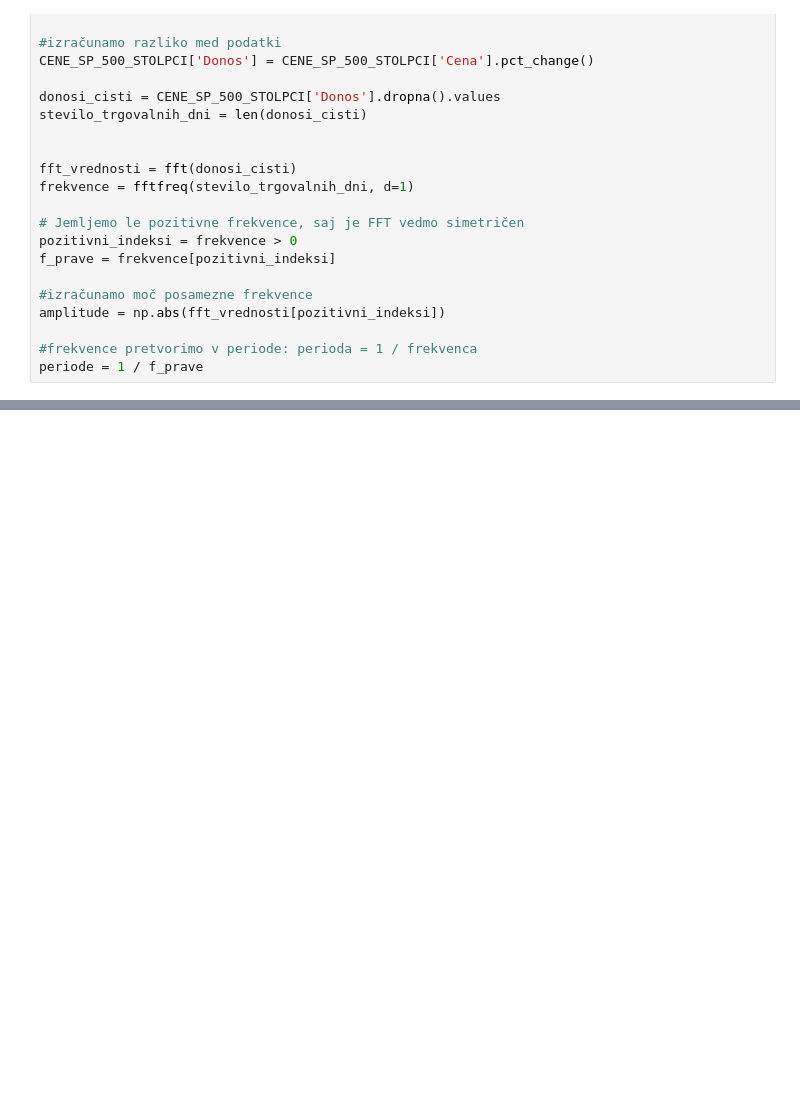
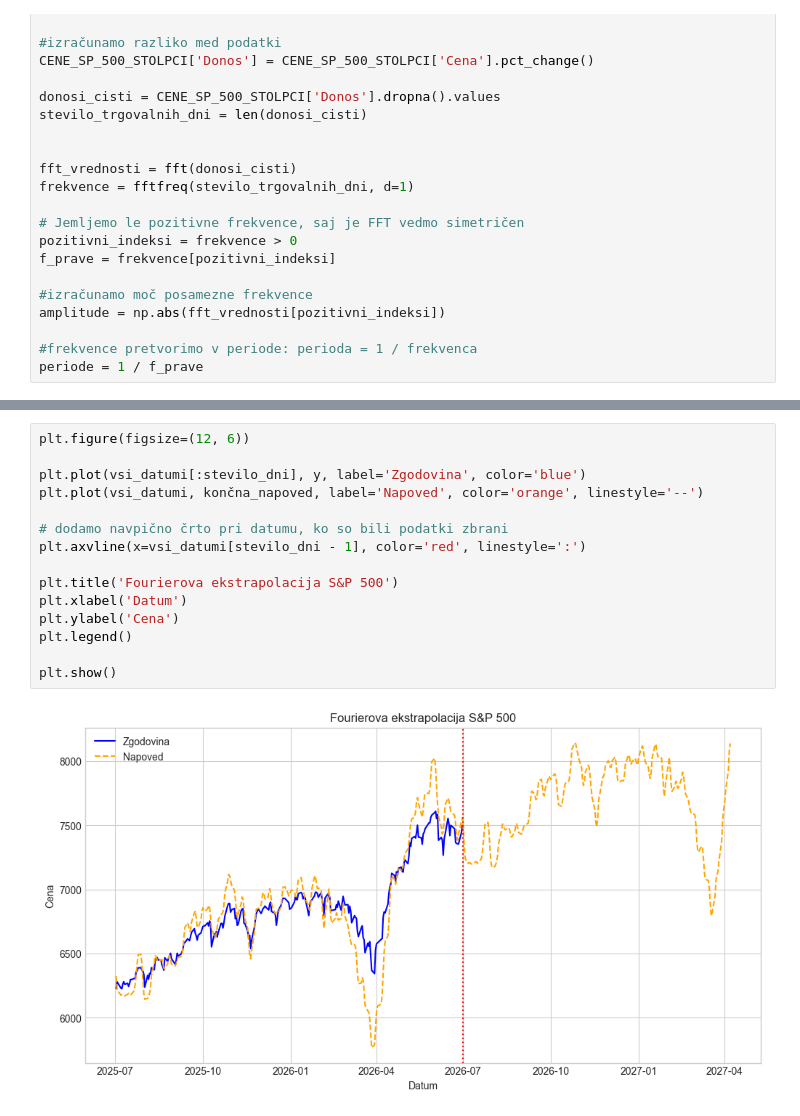
Before and after one commit to jureajdovec/Seminarska_naloga_UVP, a Jupyter notebook: analiza_delnic.ipynb, the cells around one changed output, grey strips where cells are left out. Drawn from its saved outputs; the diff is of its cells as text; blank space fills up the shorter version.

Commit message:
Končana funkcija Fourierovih transformacij, izvedena Fourierova ekstrapolacija in primerjava indexa S&P 500 z ustvarjeno povprečno delnico

```diff
--- a/analiza_delnic.ipynb
+++ b/analiza_delnic.ipynb
@@ -106,0 +126,17 @@ Fourierova extrapolacija poteka v treh korakih in sicer:
+# %%
+plt.figure(figsize=(12, 6))
+
+plt.plot(vsi_datumi[:stevilo_dni], y, label='Zgodovina', color='blue')
+plt.plot(vsi_datumi, končna_napoved, label='Napoved', color='orange', linestyle='--')
+
+# dodamo navpično črto pri datumu, ko so bili podatki zbrani
+plt.axvline(x=vsi_datumi[stevilo_dni - 1], color='red', linestyle=':')
+
+plt.title('Fourierova ekstrapolacija S&P 500')
+plt.xlabel('Datum')
+plt.ylabel('Cena')
+plt.legend()
+
+plt.show()
+# %% [output]
+[figure, added]
```
Also changed, not shown: parts of 13 cells of this notebook.
